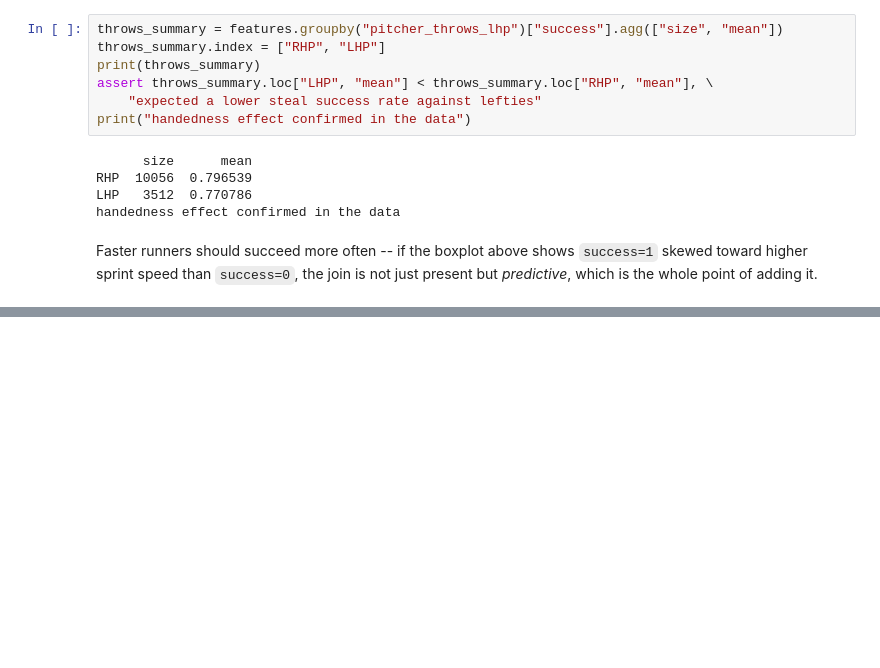
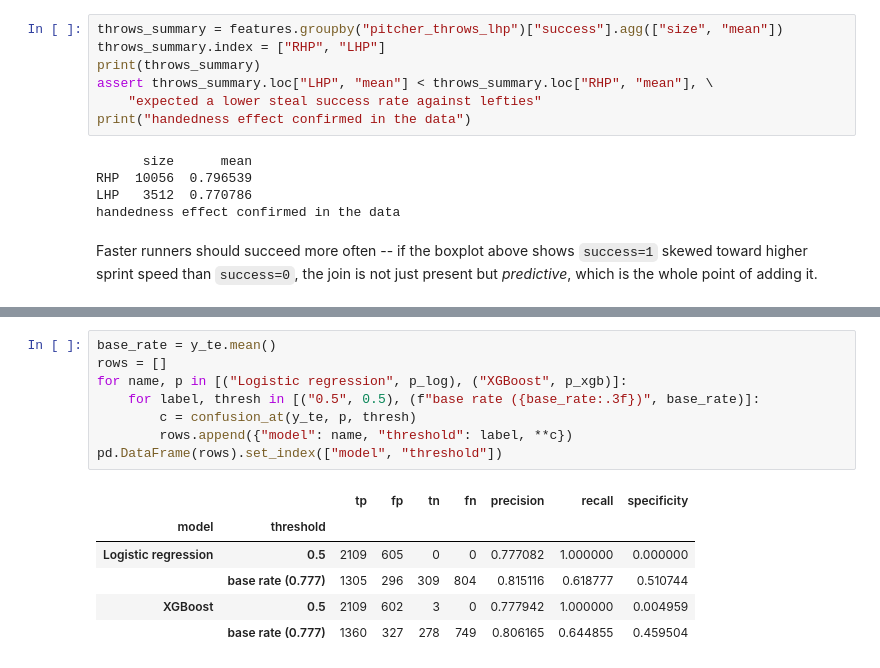
Before and after one commit to ethanhershman/base-steal-model, a Jupyter notebook: notebooks/eda.ipynb, the cells around one changed output, grey strips where cells are left out. Saved outputs shown, nothing was run; the diff lists cells and outputs as text; blank space fills up the shorter version.

```diff
--- a/notebooks/eda.ipynb
+++ b/notebooks/eda.ipynb
@@ -495,0 +541,15 @@ it.
+# %%
+base_rate = y_te.mean()
+rows = []
+for name, p in [("Logistic regression", p_log), ("XGBoost", p_xgb)]:
+    for label, thresh in [("0.5", 0.5), (f"base rate ({base_rate:.3f})", base_rate)]:
+        c = confusion_at(y_te, p, thresh)
+        rows.append({"model": name, "threshold": label, **c})
+pd.DataFrame(rows).set_index(["model", "threshold"])
+# %% [output]
+|  |  | tp | fp | tn | fn | precision | recall | specificity |
+| model | threshold |  |  |  |  |  |  |  |
+| Logistic regression | 0.5 | 2109 | 605 | 0 | 0 | 0.777082 | 1.000000 | 0.000000 |
+|  | base rate (0.777) | 1305 | 296 | 309 | 804 | 0.815116 | 0.618777 | 0.510744 |
+| XGBoost | 0.5 | 2109 | 602 | 3 | 0 | 0.777942 | 1.000000 | 0.004959 |
+|  | base rate (0.777) | 1360 | 327 | 278 | 749 | 0.806165 | 0.644855 | 0.459504 |
```
Also changed, not shown: parts of 10 cells of this notebook, 1 other file.
